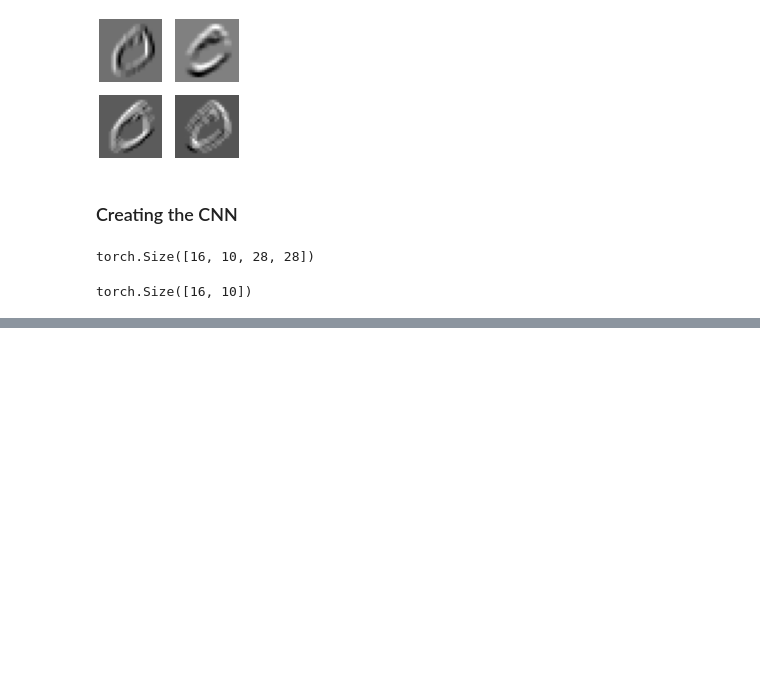
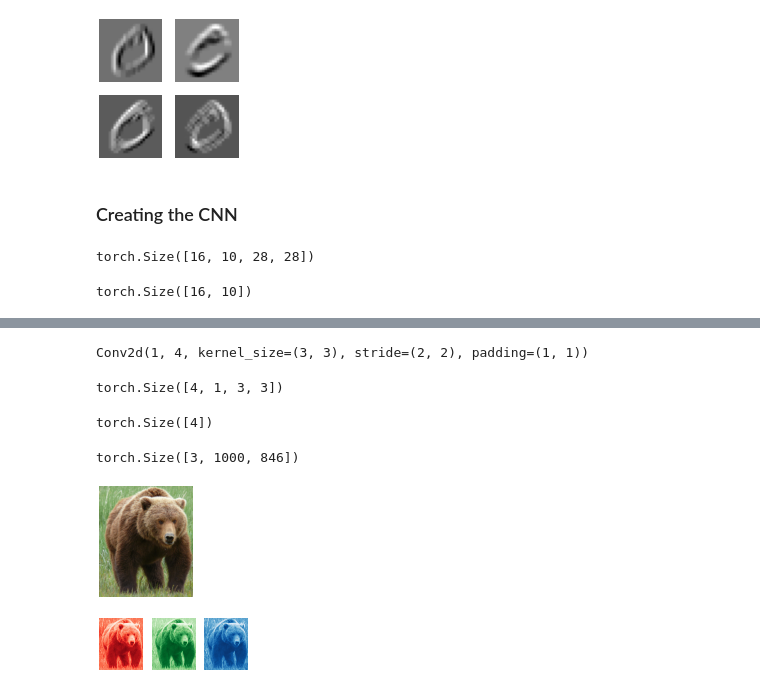
Before and after one commit to cwtmyd/learn-miniai, a Jupyter notebook: 07_convolutions.ipynb, the cells around one changed output, grey strips where cells are left out. Cells and saved outputs as stored; diff of their text form; code cells hidden in the pictures; blank space fills up the shorter version.

```diff
--- a/07_convolutions.ipynb
+++ b/07_convolutions.ipynb
@@ -386,0 +270,13 @@ loss,acc = fit(5, simple_cnn, F.cross_entropy, opt, train_dl, valid_dl)
+# %%
+simple_cnn[0][0]
+# %% [output]
+Conv2d(1, 4, kernel_size=(3, 3), stride=(2, 2), padding=(1, 1))
+# %%
+conv1 = simple_cnn[0][0]
+conv1.weight.shape
+# %% [output]
+torch.Size([4, 1, 3, 3])
+# %%
+conv1.bias.shape
+# %% [output]
+torch.Size([4])
@@ -386,0 +285,14 @@ loss,acc = fit(5, simple_cnn, F.cross_entropy, opt, train_dl, valid_dl)
+# %%
+im = read_image('images/grizzly.jpg')
+im.shape
+# %% [output]
+torch.Size([3, 1000, 846])
+# %%
+show_image(im.permute(1,2,0));
+# %% [output]
+[figure, added]
+# %%
+_,axs = plt.subplots(1,3)
+for bear,ax,color in zip(im,axs,('Reds','Greens','Blues')): show_image(255-bear, ax=ax, cmap=color)
+# %% [output]
+[figure, added]
```
Also changed, not shown: parts of 10 cells of this notebook, 4 other files.
